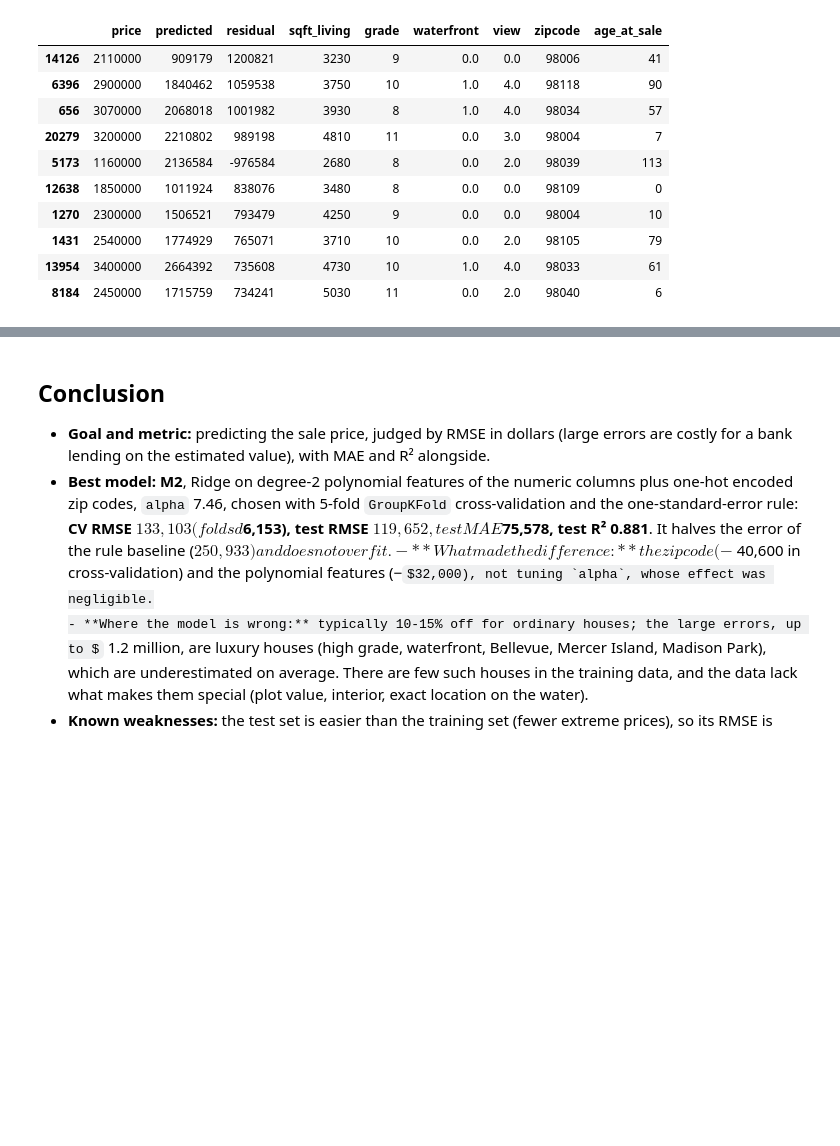
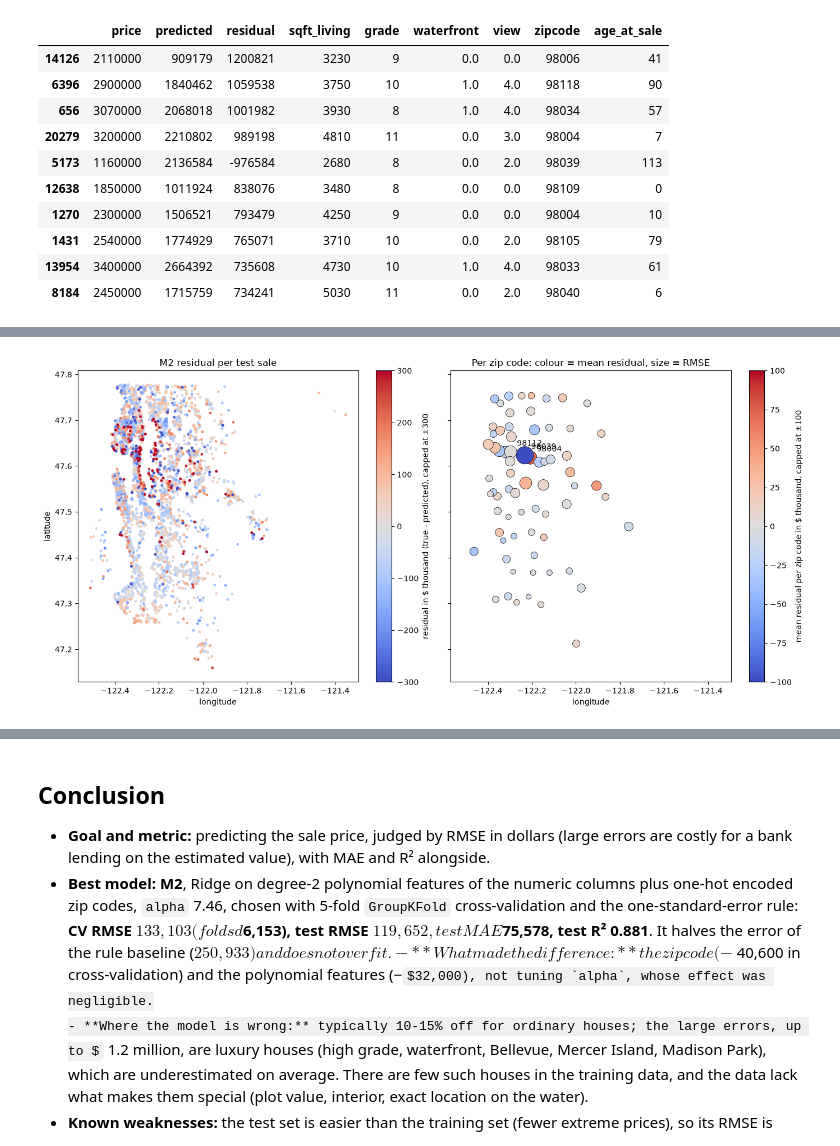
Before and after one commit to dynamic-dome/amle-project-king-county, a Jupyter notebook: 02_king_county_project_dominic.ipynb, the cells around one changed output, grey strips where cells are left out. Drawn from its saved outputs; the diff is of its cells as text; code cells hidden in the pictures; some formulas as TeX source; blank space fills up the shorter version.

```diff
--- a/02_king_county_project_dominic.ipynb
+++ b/02_king_county_project_dominic.ipynb
@@ -1060,0 +1084,24 @@ top10.round(0).astype({"price": int, "predicted": int, "residual": int, "sqft_li
+# %%
+## Summary 2: where on the map M2 is wrong (test set). Red: price underestimated, blue: overestimated.
+fig, axes = plt.subplots(1, 2, figsize=(14, 6.5), sharex=True, sharey=True)
+order = errors["abs_error"].sort_values().index           # draw the largest errors last, on top
+sc = axes[0].scatter(errors.loc[order, "long"], errors.loc[order, "lat"], c=errors.loc[order, "residual"] / 1e3,
+                     cmap="coolwarm", vmin=-300, vmax=300, s=6)
+fig.colorbar(sc, ax=axes[0], label="residual in $ thousand (true - predicted), capped at ±300")
+axes[0].set_title("M2 residual per test sale")
+# Per zip code: one circle at the average location, colour = mean residual, size = RMSE of the zip code
+per_zip = errors.groupby("zipcode").agg(lat=("lat", "mean"), long=("long", "mean"), mean_residual=("residual", "mean"),
+                                        rmse=("residual", lambda r: np.sqrt((r ** 2).mean())))
+sc2 = axes[1].scatter(per_zip["long"], per_zip["lat"], c=per_zip["mean_residual"] / 1e3, s=per_zip["rmse"] / 1e3,
+                      cmap="coolwarm", vmin=-100, vmax=100, edgecolor="black", linewidth=0.5)
+fig.colorbar(sc2, ax=axes[1], label="mean residual per zip code in $ thousand, capped at ±100")
+for z in per_zip["rmse"].nlargest(3).index:
+    axes[1].annotate(str(z), (per_zip.loc[z, "long"], per_zip.loc[z, "lat"]), xytext=(8, 8), textcoords="offset points")
+axes[1].set_title("Per zip code: colour = mean residual, size = RMSE")
+for ax in axes:
+    ax.set_xlabel("longitude")
+axes[0].set_ylabel("latitude")
+plt.tight_layout()
+plt.show()
+# %% [output]
+[figure, added]
```
Also changed, not shown: parts of 6 cells of this notebook, 3 other files.
